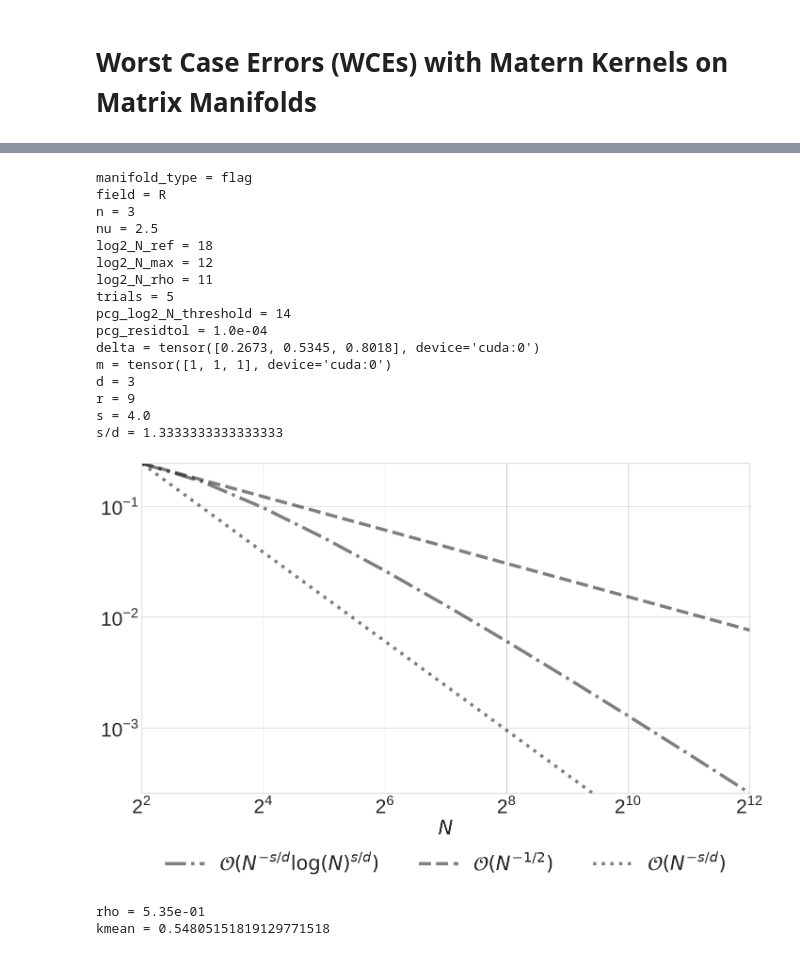
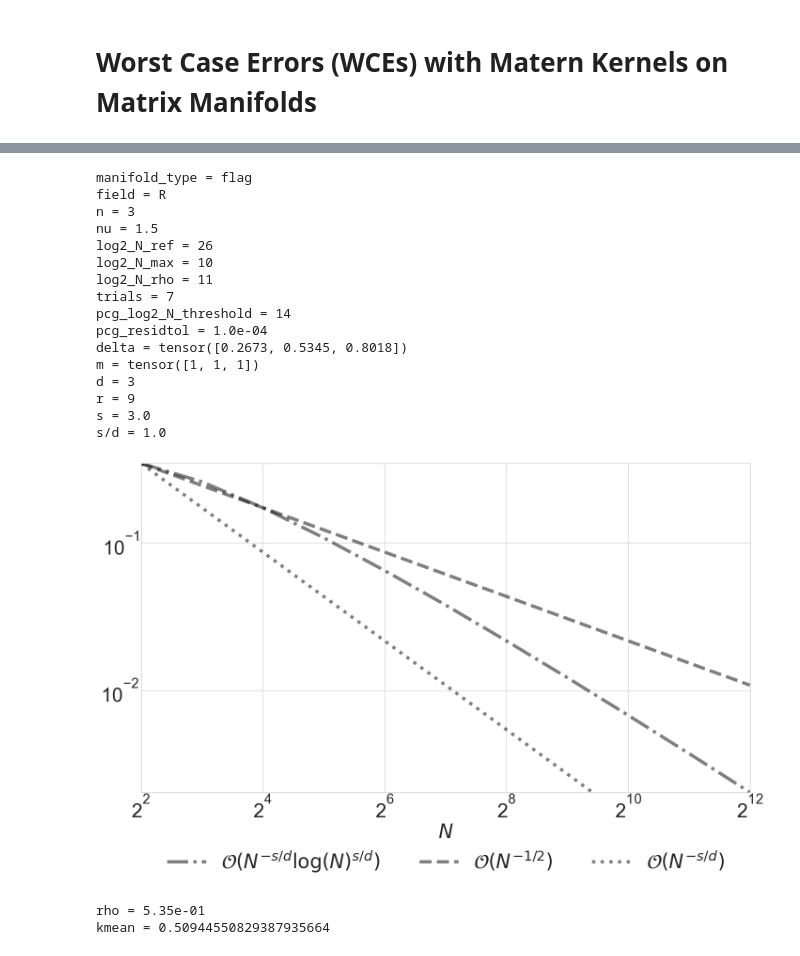
Before and after one commit to alegresor/rmatqmcpy, a Jupyter notebook: docs/examples/opt_rates.matern.ipynb, the cells around one changed output, grey strips where cells are left out. Cells and saved outputs as stored; diff of their text form; code cells hidden in the pictures.

```diff
--- a/docs/examples/opt_rates.matern.ipynb
+++ b/docs/examples/opt_rates.matern.ipynb
@@ -27,11 +27,11 @@ MPLP['MARKERS'] a list of length 12
 manifold_type = "flag" # Stiefel, Gr, flag, LGr
 field = "R" # R,C,H
 n = 3 # 3,6
-nu = 5/2 # 3/2,9/2
-log2_N_ref = 18 # 26,24
-log2_N_max = 12
+nu = 3/2 # 3/2,9/2
+log2_N_ref = 26 # 26,24
+log2_N_max = 10
 log2_N_rho = 11
-trials = 5
+trials = 7
 pcg_log2_N_threshold = 14
 pcg_residtol = 1e-4
 print("manifold_type = %s"%manifold_type)
@@ -139,45 +139,45 @@ print("d = %d"%d)
 print("r = %d"%r)
 print("s = %s"%s)
 print("s/d = %s"%(s/d))
 fig,ax = pyplot.subplots(nrows=1,ncols=1,figsize=(MPLP["PW"]/2,MPLP["PW"]/2/1.5),sharex=True,sharey=False)
 N_plot = 2**np.arange(2,13)
 primary_trend = N_plot**(-s/d)*np.log(N_plot)**(s/d)
 ax.plot(N_plot,primary_trend,color="k",alpha=0.5,linestyle="dashdot",label=r"$\mathcal{O}(N^{-s/d} \log(N)^{s/d})$")
 ax.set_yscale("log",base=10)
 ax.set_xscale("log",base=2)
 xmin,xmax = [N_plot[0],N_plot[-1]]
 # xmin,xmax = ax.get_xlim()
 ymin,ymax = primary_trend.min(),primary_trend.max()
 # ymin,ymax = ax.get_ylim()
 ax.set_xlim([xmin,xmax])
 ax.set_ylim([ymin,ymax])
 ax.axline([xmin,ymax],[2*xmin,2**(-1/2)*ymax],color="k",alpha=0.5,label=r"$\mathcal{O}(N^{-1/2})$",linestyle="dashed")
 ax.axline([xmin,ymax],[2*xmin,2**(-s/d)*ymax],color="k",alpha=0.5,label=r"$\mathcal{O}(N^{-s/d})$",linestyle="dotted")
 ax.legend(frameon=False,ncols=4,loc="lower center",bbox_to_anchor=(.5,-.3))
 ax.set_xlabel(r"$N$")
 fig.tight_layout()
 del N_plot,primary_trend
 # %% [output]
 manifold_type = flag
 field = R
 n = 3
-nu = 2.5
-log2_N_ref = 18
-log2_N_max = 12
+nu = 1.5
+log2_N_ref = 26
+log2_N_max = 10
 log2_N_rho = 11
-trials = 5
+trials = 7
 pcg_log2_N_threshold = 14
 pcg_residtol = 1.0e-04
-delta = tensor([0.2673, 0.5345, 0.8018], device='cuda:0')
-m = tensor([1, 1, 1], device='cuda:0')
+delta = tensor([0.2673, 0.5345, 0.8018])
+m = tensor([1, 1, 1])
 d = 3
 r = 9
-s = 4.0
-s/d = 1.3333333333333333
+s = 3.0
+s/d = 1.0
-[figure, old version]
+[figure, new version]
 # %%
-x_ref = rand_manifold(N=2**0,n=n,seed=107,qp_unif_gen=lambda dimension,seed: qp.Net(dimension,seed=seed,randomize="DS",order="GRAY"))
-y_ref = rand_manifold(N=2**log2_N_ref,n=n,seed=101,qp_unif_gen=lambda dimension,seed: qp.Net(dimension,seed=seed,randomize="DS",order="GRAY"))
+x_ref = rand_manifold(N=2**0,n=n,seed=107,qp_unif_gen=qp.Net)
+y_ref = rand_manifold(N=2**log2_N_ref,n=n,seed=101,qp_unif_gen=qp.Net)
 N_rho = 2**log2_N_rho
 fnorms = torch.linalg.norm(y_ref[:N_rho,None,:,:]-y_ref[None,:N_rho,:,:],dim=(-2,-1)).real
 rho = fnorms[*torch.tril_indices(N_rho,N_rho,-1)].median().item()
@@ -188,7 +188,7 @@ print("kmean = %.20f"%kmean)
 del x_ref,y_ref,N_rho,fnorms
 # %% [output]
 rho = 5.35e-01
-kmean = 0.54805151819129771518
+kmean = 0.50944550829387935664
 # %%
 genf_ld_optw_decomp = [
     [r"IID $\mathcal{X}$ ~ Equal $\boldsymbol{w}$",     False,      False,      "default"],
```
Also changed, not shown: parts of 5 cells of this notebook, 1 other file.
